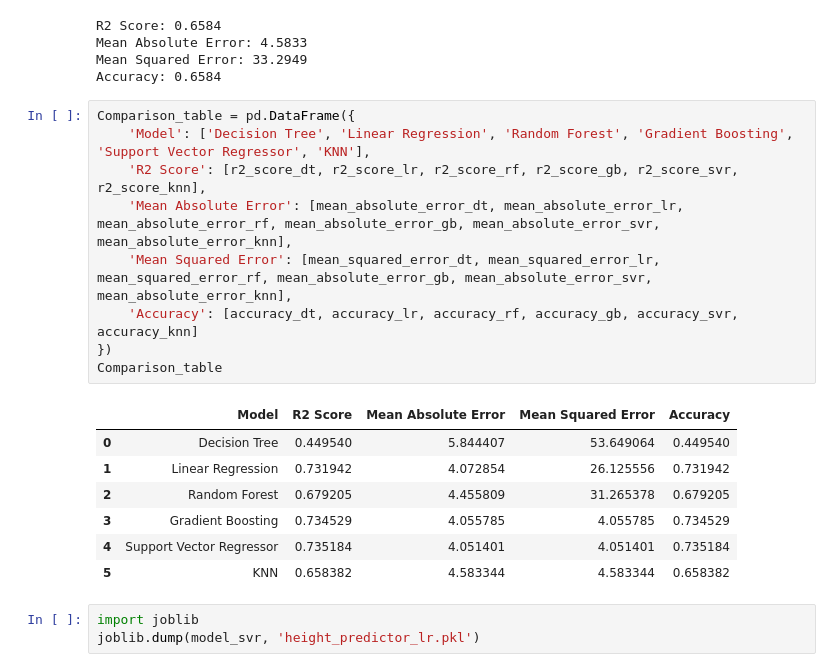
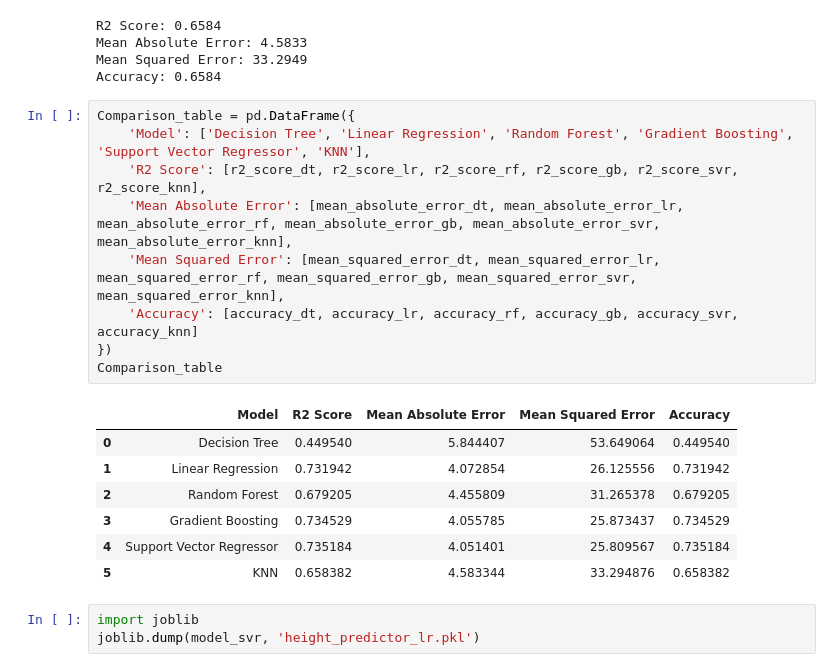
Before and after one commit to AyoAdeyemo/height_predictor, a Jupyter notebook: height_predict/height_predictor.ipynb, the cells around one changed output. Cells and saved outputs as stored; diff of their text form.

```diff
--- a/height_predict/height_predictor.ipynb
+++ b/height_predict/height_predictor.ipynb
@@ -519,20 +557,20 @@ Accuracy: 0.6584
 # %%
 Comparison_table = pd.DataFrame({
     'Model': ['Decision Tree', 'Linear Regression', 'Random Forest', 'Gradient Boosting', 'Support Vector Regressor', 'KNN'],
     'R2 Score': [r2_score_dt, r2_score_lr, r2_score_rf, r2_score_gb, r2_score_svr, r2_score_knn],
     'Mean Absolute Error': [mean_absolute_error_dt, mean_absolute_error_lr, mean_absolute_error_rf, mean_absolute_error_gb, mean_absolute_error_svr, mean_absolute_error_knn],
-    'Mean Squared Error': [mean_squared_error_dt, mean_squared_error_lr, mean_squared_error_rf, mean_absolute_error_gb, mean_absolute_error_svr, mean_absolute_error_knn],
+    'Mean Squared Error': [mean_squared_error_dt, mean_squared_error_lr, mean_squared_error_rf, mean_squared_error_gb, mean_squared_error_svr, mean_squared_error_knn],
     'Accuracy': [accuracy_dt, accuracy_lr, accuracy_rf, accuracy_gb, accuracy_svr, accuracy_knn]
 })
 Comparison_table
 # %% [output]
 |  | Model | R2 Score | Mean Absolute Error | Mean Squared Error | Accuracy |
 | 0 | Decision Tree | 0.449540 | 5.844407 | 53.649064 | 0.449540 |
 | 1 | Linear Regression | 0.731942 | 4.072854 | 26.125556 | 0.731942 |
 | 2 | Random Forest | 0.679205 | 4.455809 | 31.265378 | 0.679205 |
-| 3 | Gradient Boosting | 0.734529 | 4.055785 | 4.055785 | 0.734529 |
-| 4 | Support Vector Regressor | 0.735184 | 4.051401 | 4.051401 | 0.735184 |
-| 5 | KNN | 0.658382 | 4.583344 | 4.583344 | 0.658382 |
+| 3 | Gradient Boosting | 0.734529 | 4.055785 | 25.873437 | 0.734529 |
+| 4 | Support Vector Regressor | 0.735184 | 4.051401 | 25.809567 | 0.735184 |
+| 5 | KNN | 0.658382 | 4.583344 | 33.294876 | 0.658382 |
 # %%
 import joblib
 joblib.dump(model_svr, 'height_predictor_lr.pkl')
```
Also changed, not shown: parts of 3 cells of this notebook, 2 other files.
